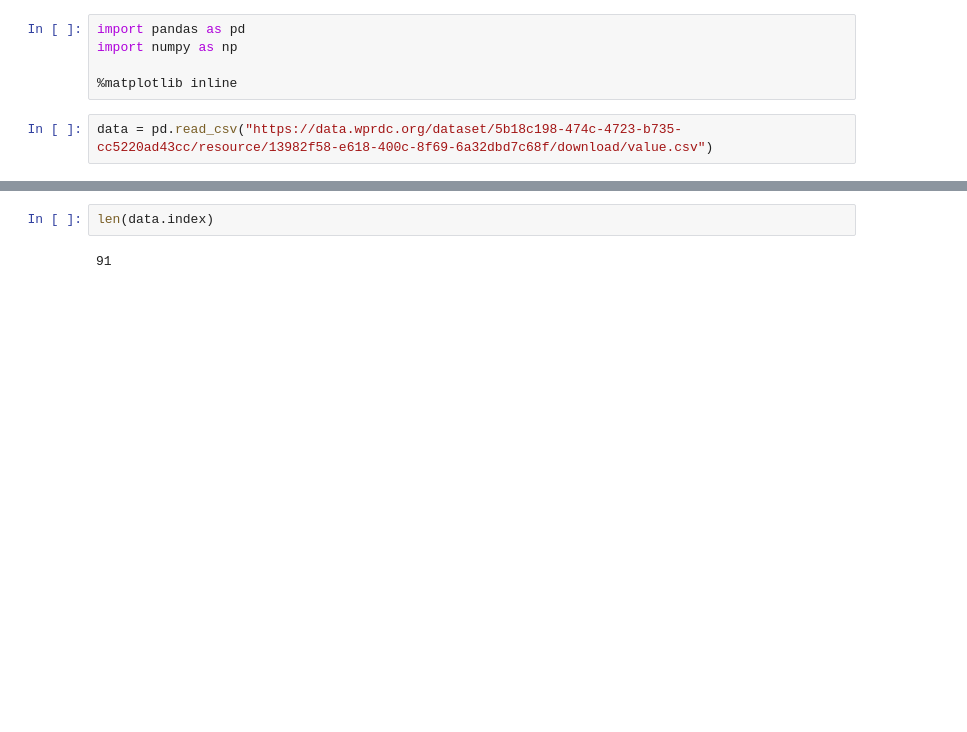
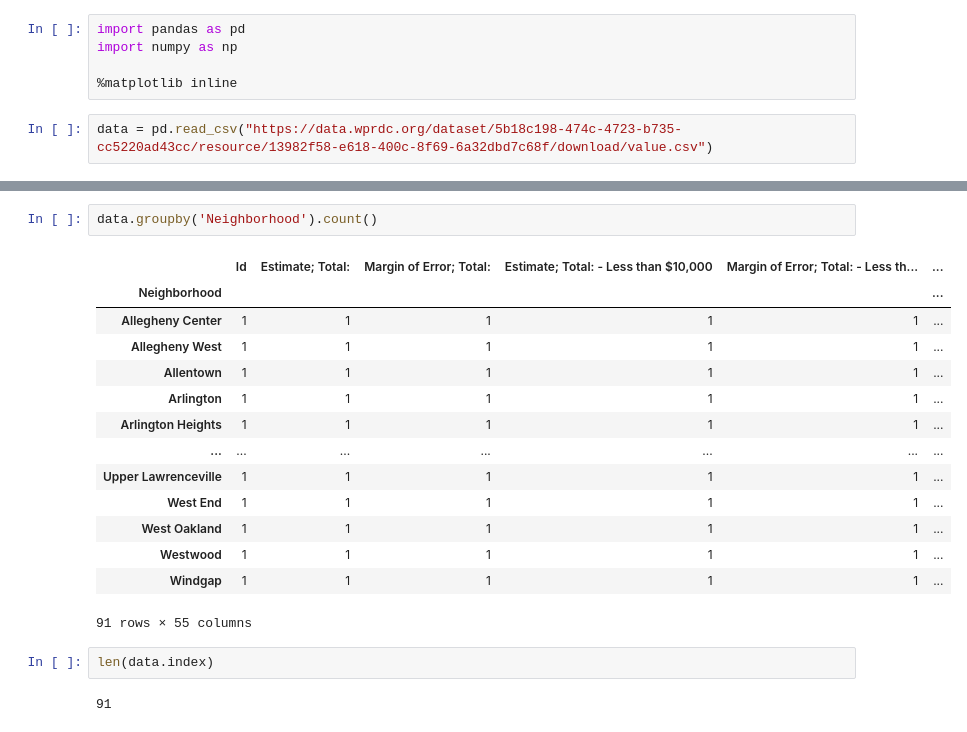
Before and after one commit to sim1029/data-pirates, a Jupyter notebook: HousingPrices.ipynb, the cells around one changed output, grey strips where cells are left out. Cells and saved outputs as stored; diff of their text form; blank space fills up the shorter version.

```diff
--- a/HousingPrices.ipynb
+++ b/HousingPrices.ipynb
@@ -24,3 +18,20 @@ data
+# %%
+data.groupby('Neighborhood').count()
+# %% [output]
+|  | Id | Estimate; Total: | Margin of Error; Total: | Estimate; Total: - Less than $10,000 | Margin of Error; Total: - Less th... | ... |
+| Neighborhood |  |  |  |  |  | ... |
+| Allegheny Center | 1 | 1 | 1 | 1 | 1 | ... |
+| Allegheny West | 1 | 1 | 1 | 1 | 1 | ... |
+| Allentown | 1 | 1 | 1 | 1 | 1 | ... |
+| Arlington | 1 | 1 | 1 | 1 | 1 | ... |
+| Arlington Heights | 1 | 1 | 1 | 1 | 1 | ... |
+| ... | ... | ... | ... | ... | ... | ... |
+| Upper Lawrenceville | 1 | 1 | 1 | 1 | 1 | ... |
+| West End | 1 | 1 | 1 | 1 | 1 | ... |
+| West Oakland | 1 | 1 | 1 | 1 | 1 | ... |
+| Westwood | 1 | 1 | 1 | 1 | 1 | ... |
+| Windgap | 1 | 1 | 1 | 1 | 1 | ... |
+91 rows × 55 columns
 # %%
 len(data.index)
 # %% [output]
```
Also changed, not shown: parts of 2 cells of this notebook.
